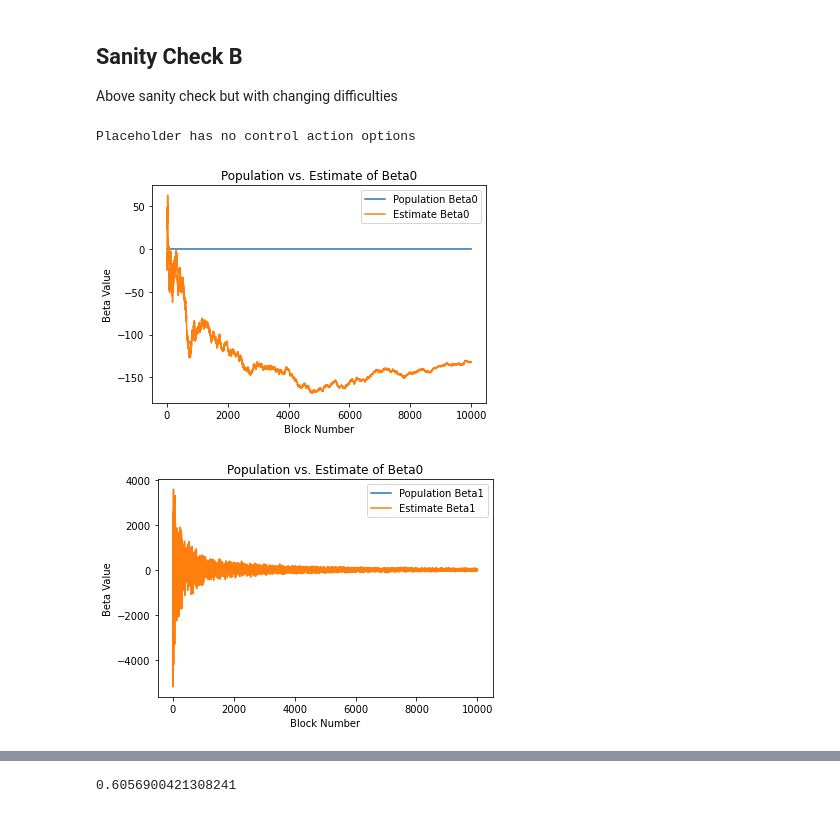
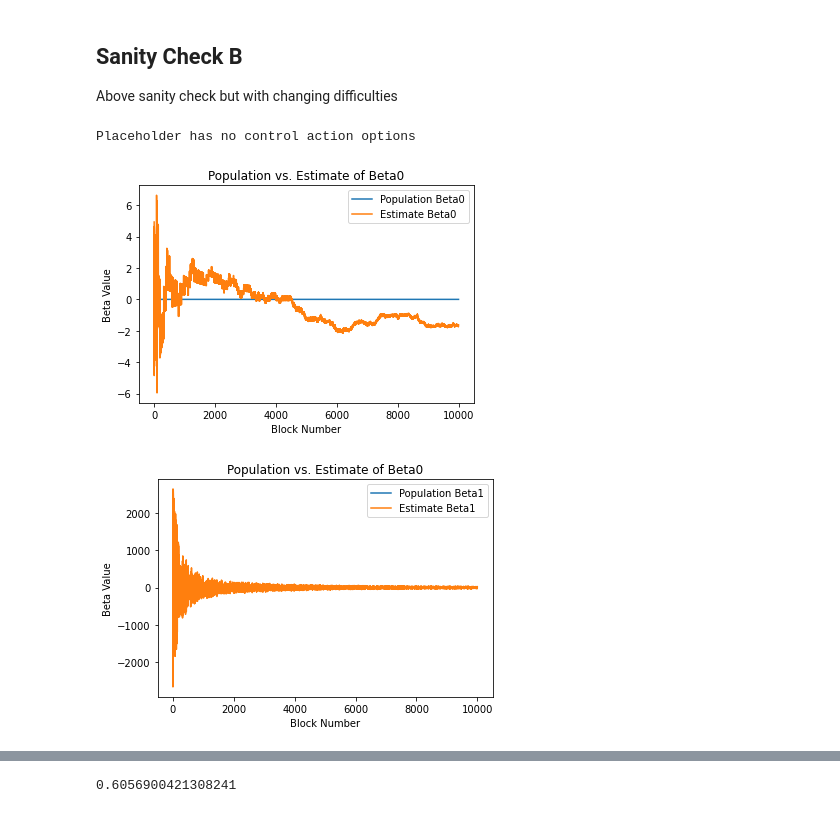
Before and after one commit to dominant-strategies/Quai-Macro-Model, a Jupyter notebook: Spec/Controller Basic Scenarios.ipynb, the cells around one changed output, grey strips where cells are left out. Cells and saved outputs as stored; diff of their text form; code cells hidden in the pictures.

```diff
--- a/Spec/Controller Basic Scenarios.ipynb
+++ b/Spec/Controller Basic Scenarios.ipynb
@@ -28,7 +28,7 @@ Condition(s): Fix the values of:
 
 Method: MC runs (across realizations of other stochastic variables), generating time series for e.g. miner decisions and proposed block rewards.
 # %%
-params_base["FP Mine Block Boundary Action"] = "Mine Block Boundary Action V2"
+params_base["FP Mine Block Boundary Action"] = "TEST Mine Block Boundary Action"
 msi = ms.build_implementation(params_base)
 state, params = msi.prepare_state_and_params(state_base, params_base, state_preperation_functions=[vesting_schedule_translate,
                                                                                                    build_logistic_classifier], parameter_preperation_functions=[])
@@ -55,24 +71,24 @@ Placeholder has no control action options
 
 Above sanity check but with changing difficulties
 # %%
-params_base["FP Mine Block Boundary Action"] = "Mine Block Boundary Action V2"
+params_base["FP Mine Block Boundary Action"] = "TEST Mine Block Boundary Action"
 msi = ms.build_implementation(params_base)
 state, params = msi.prepare_state_and_params(state_base, params_base, state_preperation_functions=[vesting_schedule_translate,
                                                                                                    build_logistic_classifier], parameter_preperation_functions=[])
 
 for _ in range(10000):
     # Set fixed values
     state["K Qi"] = 1
     state["K Quai"] = 500
     state["Population Mining Beta Vector"] = np.array([0, 0.001])
     state["Block Difficulty"] = max(np.random.normal(6000, 1000), 100)
 
 
     msi.wiring["Mine Block Wiring"](state, params, [])
     msi.mechanisms["Log Simulation Data Mechanism"](state, params, [])
 df = pd.DataFrame(state["Simulation History Log"])
 plot_betas(df)
 # %% [output]
 Placeholder has no control action options
-[figure, old version]
+[figure, new version]
-[figure, old version]
+[figure, new version]
```
Also changed, not shown: parts of 5 cells of this notebook, 1 other file.
